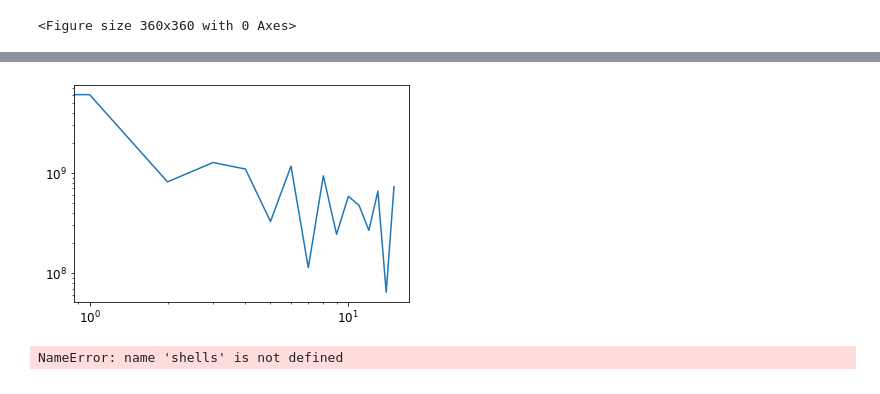
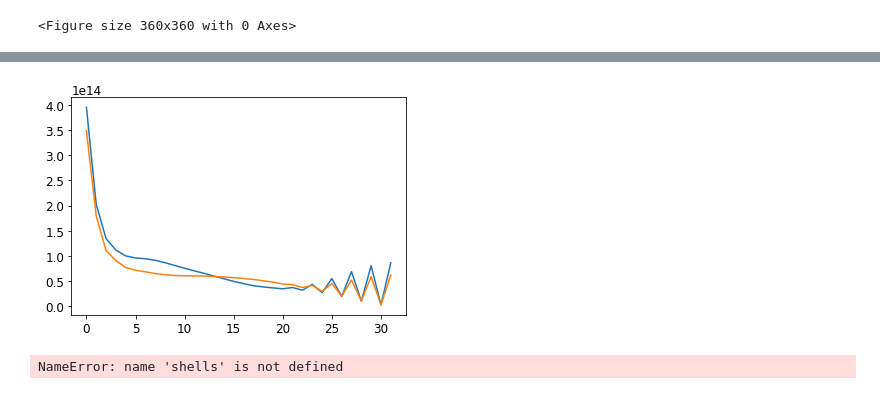
Before and after one commit to Alcauchy/ALLIANCE, a Jupyter notebook: post/ControlOfAlliance.ipynb, the cells around one changed output, grey strips where cells are left out. Cells and saved outputs as stored; diff of their text form; code cells hidden in the pictures.

```diff
--- a/post/ControlOfAlliance.ipynb
+++ b/post/ControlOfAlliance.ipynb
@@ -520,9 +555,10 @@ plt.show()
 # %%
 #plt.plot(mspec[0,:])
-plt.loglog(mspec[-1,:])
+plt.plot(mspec[-10,:])
+plt.plot(mspec[-1,:])
 plt.show()
 # %% [output]
-[figure, old version]
+[figure, new version]
 # %%
 def plotKspec():
     fig, ax = plt.subplots(1,1,figsize = (5,5))
```
Also changed, not shown: parts of 24 cells of this notebook, 3 other files.
